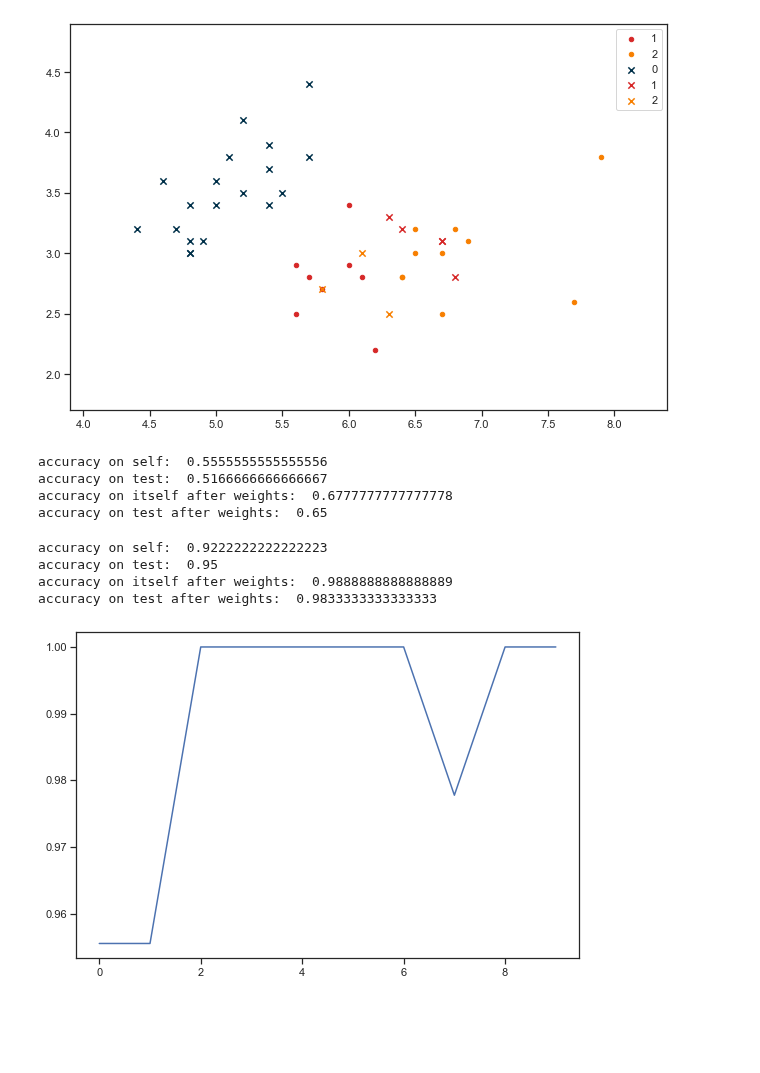
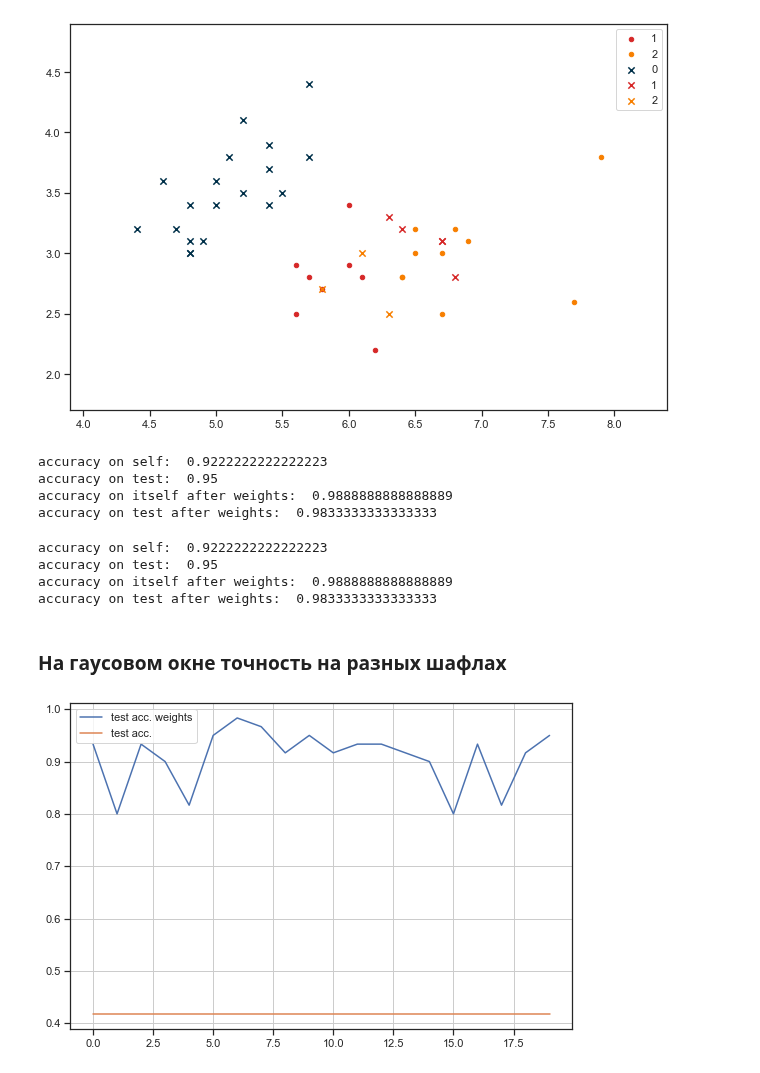
Before and after one commit to Altair200333/ML_tasks, a Jupyter notebook: task1/power_functions_knn.ipynb, the cells around one changed output. Drawn from its saved outputs; the diff is of its cells as text; code cells hidden in the pictures; blank space fills up the shorter version.

```diff
--- a/task1/power_functions_knn.ipynb
+++ b/task1/power_functions_knn.ipynb
@@ -135,13 +135,6 @@ test_predictions = predict_array(X_test, X_train, y_train, k, metric, kernel, ma
 plot_correct_wrong(test_predictions, X_test, y_test, True)
 # %% [output]
 [figure]
-# %%
-measure_knn(iris, 2, 100, get_dst_metric(2), triangular_window, 0.4, max_distance)
-# %% [output]
-accuracy on self:  0.5555555555555556
-accuracy on test:  0.5166666666666667
-accuracy on itself after weights:  0.6777777777777778
-accuracy on test after weights:  0.65
 # %%
 measure_knn(iris, 4, 100, get_dst_metric(2), triangular_window, 0.4, max_distance)
 # %% [output]
@@ -149,11 +142,24 @@ accuracy on self:  0.9222222222222223
 accuracy on test:  0.95
 accuracy on itself after weights:  0.9888888888888889
 accuracy on test after weights:  0.9833333333333333
+# %%
+measure_knn(iris, 4, 100, get_dst_metric(2), triangular_window, 0.4, max_distance)
+# %% [output]
+accuracy on self:  0.9222222222222223
+accuracy on test:  0.95
+accuracy on itself after weights:  0.9888888888888889
+accuracy on test after weights:  0.9833333333333333
+# %% [markdown]
+<h3>На гаусовом окне точность на разных шафлах</h3>
 # %%
-spread = [measure_knn_data(iris, 4, 100, get_dst_metric(2), triangular_window, 0.3, max_distance, True) for i in range(10)]
+spread = [measure_knn_data(iris, 4, 100, get_dst_metric(2), gauss_window, 0.4, max_distance, True, 30) for i in range(20)]
 # %%
 #print(np.array(spread)[:,:])
-plt.plot(np.array(spread)[:, 3])
+plt.plot(np.array(spread)[:, 3], label='test acc. weights')
+plt.plot(np.array(spread)[:, 1], label='test acc.')
+
+plt.legend()
+plt.grid()
 plt.show()
 # %% [output]
-[figure, old version]
+[figure, new version]
```
Also changed, not shown: parts of 5 cells of this notebook.
